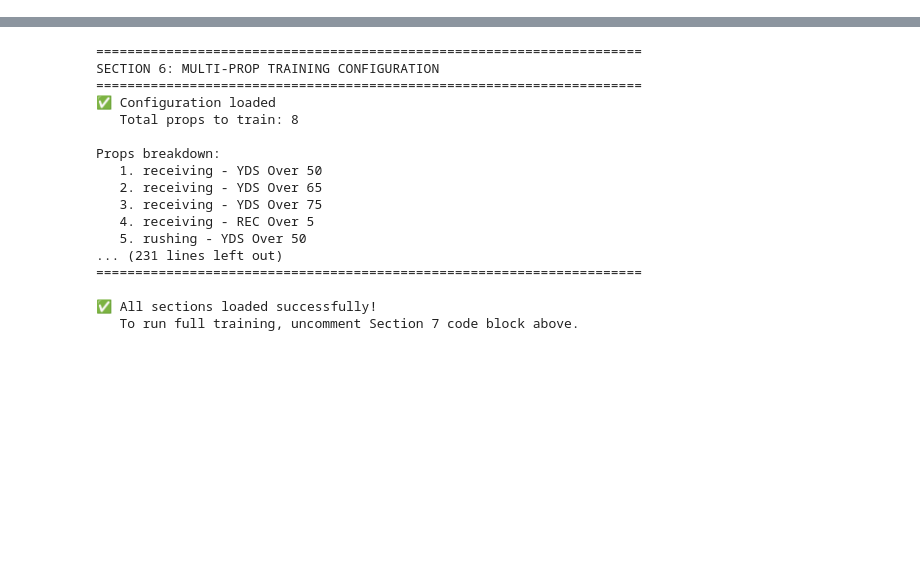
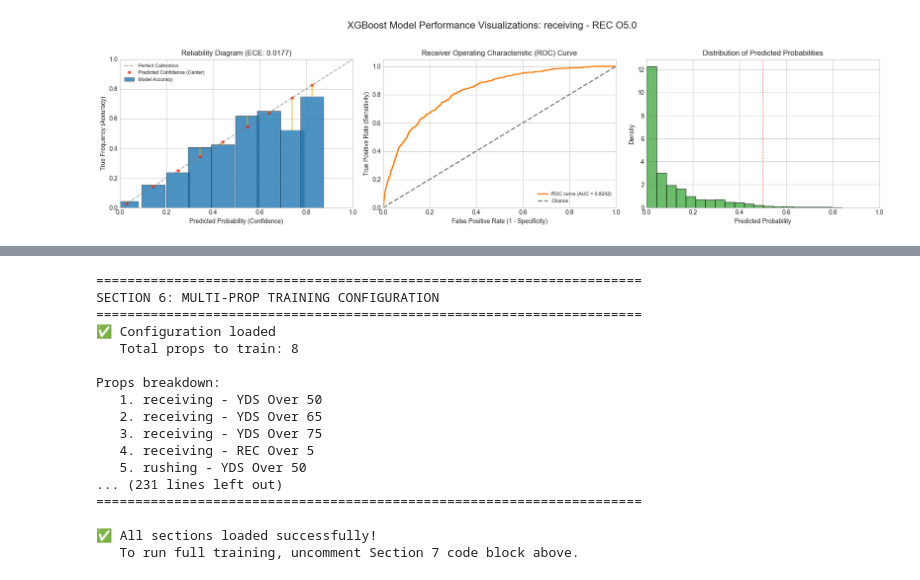
Before and after one commit to Lcocks/SportsBetting_NN, a Jupyter notebook: DataTransfandXGBOOST.ipynb, the cells around one changed output, grey strips where cells are left out. Cells and saved outputs as stored; diff of their text form; code cells hidden in the pictures; blank space fills up the shorter version.

Commit message:
Pushing plots/metrics updates to each model file, added metrics folder with saved metrics.

```diff
--- a/DataTransfandXGBOOST.ipynb
+++ b/DataTransfandXGBOOST.ipynb
@@ -400,0 +409,72 @@ Sample receiving data:
+# %%
+# ============================================================================
+# 4. EXECUTION (TRAINING AND PLOTTING)
+# ============================================================================
+
+print("="*55)
+print("XGBoost Training and Plotting for REC Over 5.0")
+print("="*55)
+
+# Prop configuration to match the TFT demo
+CATEGORY = 'receiving'
+DF = receiving_df
+STAT_COL = 'REC'
+THRESHOLD = 5.0
+ADDITIONAL_STATS = ['REC', 'YDS', 'TD', 'TGTS']
+PLAYER_TO_PREDICT = 'Travis Kelce'
+
+# Train the model
+training_results = train_prop_model(
+    df=DF,
+    stat_col=STAT_COL,
+    threshold=THRESHOLD,
+    category_name=CATEGORY,
+    additional_stats=ADDITIONAL_STATS
+)
+
+if training_results is not None:
+    # Output metrics
+    test_metrics = training_results['test_metrics']
+    print(f"\nModel: {training_results['title']}")
+    print(f"Test Samples: {len(training_results['y_test'])}")
+    print(f"Test Accuracy: {test_metrics['accuracy']:.4f}")
+    print(f"Test ROC-AUC: {test_metrics['roc_auc']:.4f}")
+    print(f"Test ECE: {test_metrics['ece']:.4f}")
+    print(f"Test PCE (NEW!): {test_metrics['pce']:.4f}") # Display PCE
+
+    # Single Player Prediction Demo (from previous step)
+    print("\n" + "="*55)
+    print(f"Single Player Prediction Demo: {PLAYER_TO_PREDICT}")
+    print("="*55)
+
+    single_prediction = get_single_player_prediction(
+        model=training_results['model'],
+        prepared_df=training_results['prepared_df'],
+        player_name=PLAYER_TO_PREDICT,
+        feature_cols=training_results['feature_cols'],
+        stat_col=STAT_COL,
+        threshold=THRESHOLD
+    )
+
+    if single_prediction['probability'] is not None:
+        prob = single_prediction['probability']
+        print(f"Prop: {STAT_COL} Over {THRESHOLD}")
+        print(f"Predicted Probability (Over): {prob:.4f}")
+        print(f"Predicted Probability (Under): {1 - prob:.4f}")
+        print(f"Actual Stat Value (Last Game): {single_prediction['stat_val']:.1f}")
+        print(f"Prediction: {'HIT' if single_prediction['stat_val'] > THRESHOLD else 'MISS'} (for comparison)")
+    else:
+        print(f"Insufficient historical data in the test set for player: {PLAYER_TO_PREDICT}")
+
+    # Generate Plots (New Section)
+    print("\n" + "="*55)
+    print("XGBOOST VISUALIZATIONS (SECTION 14 LAYOUT)")
+    print("="*55)
+    plot_xgboost_metrics_combined(
+        y_true=training_results['y_test'],
+        y_pred_proba=training_results['y_pred_proba'],
+        bin_data=training_results['bin_data'],
+        metrics=training_results['test_metrics'],
+        title_suffix=training_results['title']
+    )
+# %% [output]
@@ -400,0 +498 @@ Sample receiving data:
+[figure, added]
```
Also changed, not shown: parts of 14 cells of this notebook, 15 other files.
